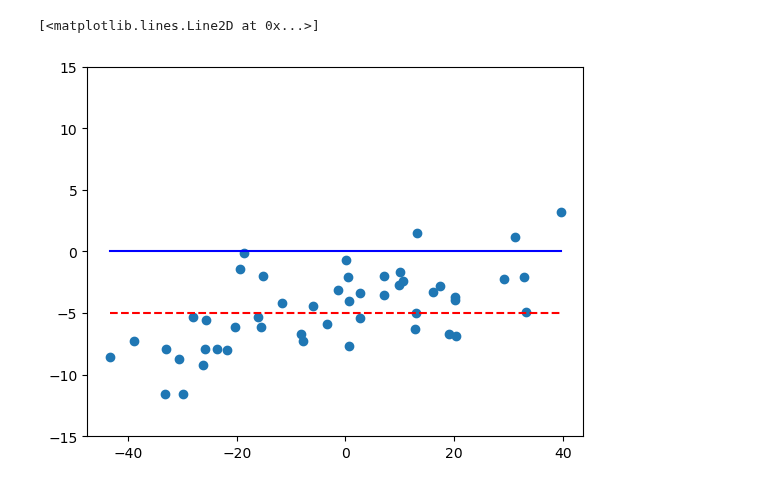
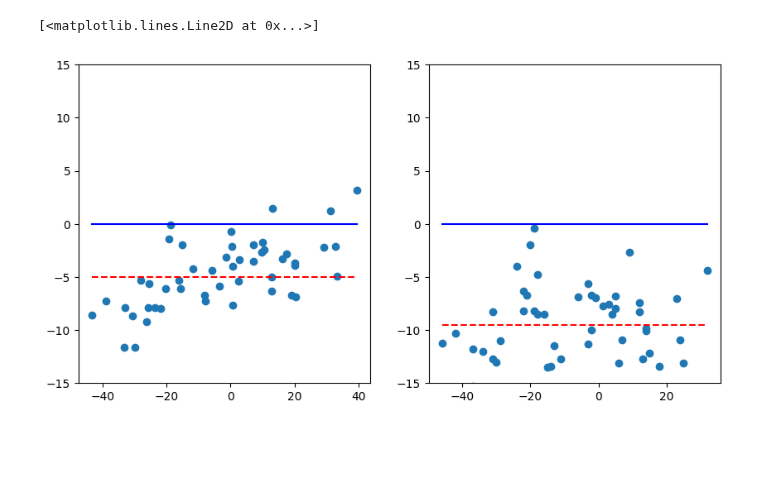
Before and after one commit to brash99/phys421, a Jupyter notebook: JupyterNotebooks/Examples/ElectionPollingModels.ipynb, the cells around one changed output. Saved outputs shown, nothing was run; the diff lists cells and outputs as text; code cells hidden in the pictures; blank space fills up the shorter version.

```diff
--- a/JupyterNotebooks/Examples/ElectionPollingModels.ipynb
+++ b/JupyterNotebooks/Examples/ElectionPollingModels.ipynb
@@ -12,3 +29,8 @@ print (len(states),len(margin))
 # %%
 margin_sorted = [x for _,x in sorted(zip(margin,margin))]
 states_sorted = [x for _,x in sorted(zip(margin,states))]
+
+margin2_sorted = [x for _,x in sorted(zip(margin2,margin2))]
+states2_sorted = [x for _,x in sorted(zip(margin2,states2))]
+
+states3_sorted = [x for _,x in sorted(zip(np.abs(margin2),states2))]
@@ -57,5 +140,6 @@ FTE EC votes:  352 186
 # %%
 diff = margin_sorted - fte_margin
+diff2 = margin2_sorted - fte_margin
 
 states_r = []
 states_d = []
@@ -70,18 +154,44 @@ for i in range(len(states)):
     else:
         diff_d.append(margin_sorted[i]-fte_margin[i])
         states_d.append(states_sorted[i])
+
+states2_r = []
+states2_d = []
+diff2_r = []
+diff2_d = []
+
+for i in range(len(states)):
+    if margin2_sorted[i] < 0:
+        #print (states_sorted[i],margin_sorted[i],fte_margin[i])
+        diff2_r.append(margin2_sorted[i]-fte_margin2[i])
+        states2_r.append(states2_sorted[i])
+    else:
+        diff2_d.append(margin2_sorted[i]-fte_margin2[i])
+        states2_d.append(states2_sorted[i])
 # %%
-plt.plot(margin_sorted,diff,'o')
+fig = plt.figure(figsize=(10,5))
+ax0, ax1 = fig.subplots(1,2)
+ax0.plot(margin_sorted,diff,'o')
+ax1.plot(margin2_sorted,diff2,'o')
+
 avg = diff.mean()
+avg2 = diff2.mean()
+
 x = [margin_sorted[0],margin_sorted[len(states_sorted)-1]]
+x2 = [margin2_sorted[0],margin2_sorted[len(states2_sorted)-1]]
 y = [avg,avg]
-y2 = [0,0]
-plt.ylim(-15,15)
-plt.plot(x,y,'r--')
-plt.plot(x,y2,'b-')
+y2 = [avg2,avg2]
+yy = [0,0]
+ax0.set_ylim(-15,15)
+ax0.plot(x,y,'r--')
+ax0.plot(x,yy,'b-')
+
+ax1.set_ylim(-15,15)
+ax1.plot(x2,y2,'r--')
+ax1.plot(x2,yy,'b-')
 # %% [output]
 [<matplotlib.lines.Line2D at 0x...>]
-[figure, old version]
+[figure, new version]
 # %%
 from scipy.optimize import curve_fit
 
```
Also changed, not shown: parts of 11 cells of this notebook, 3 other files.
